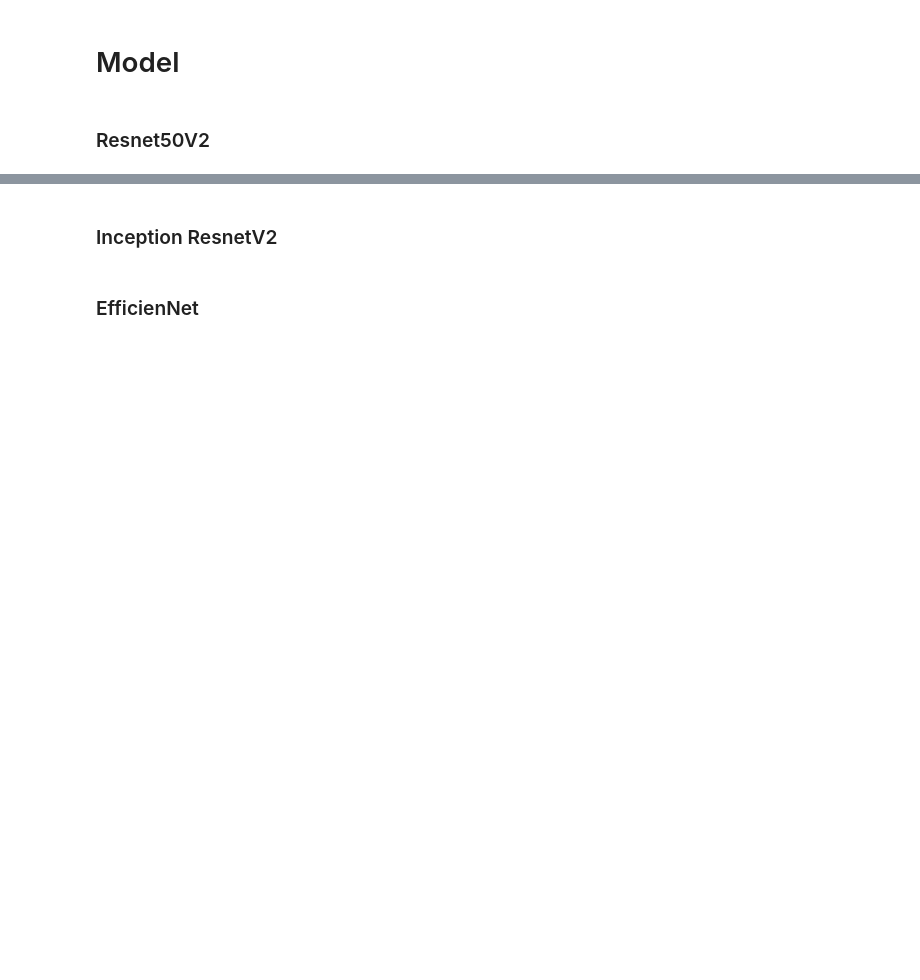
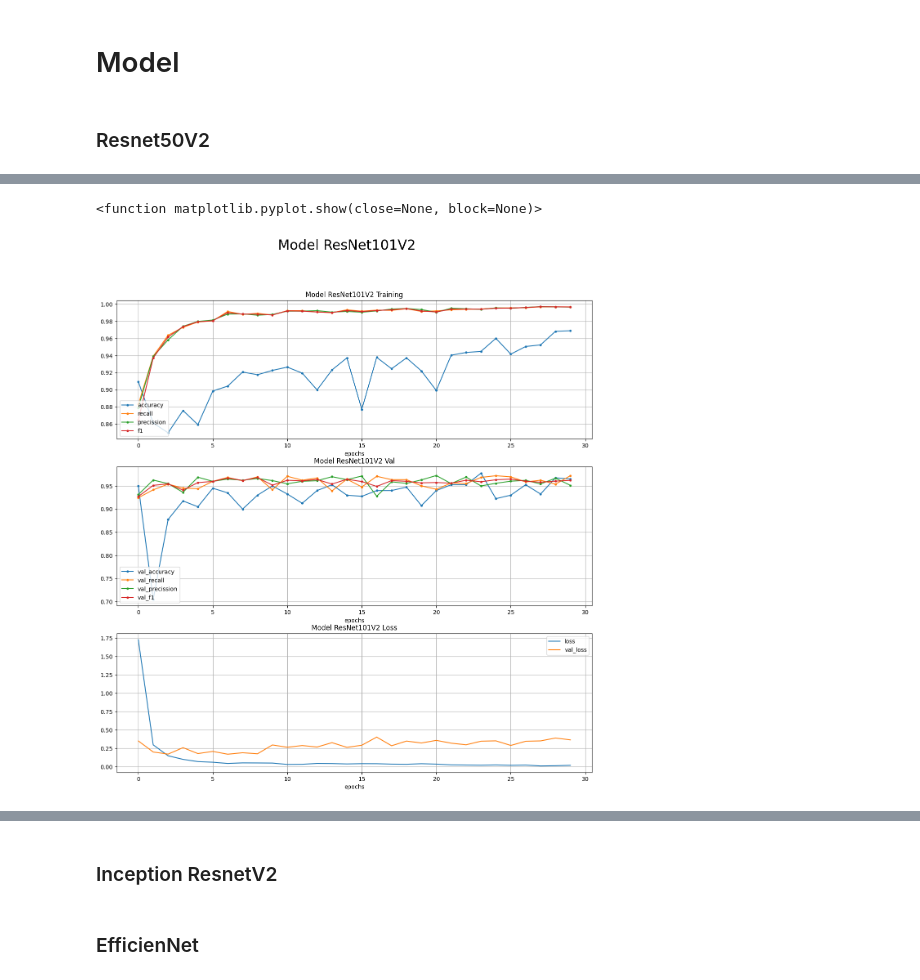
Before and after one commit to AcqmalFadhilla/Multilabel-Dataset-Tedong, a Jupyter notebook: multilabel.ipynb, the cells around one changed output, grey strips where cells are left out. Saved outputs shown, nothing was run; the diff lists cells and outputs as text; code cells hidden in the pictures; blank space fills up the shorter version.

```diff
--- a/multilabel.ipynb
+++ b/multilabel.ipynb
@@ -278,0 +499,5 @@ resnet101v2.summary()
+# %%
+plot_model(histori1, "Model ResNet101V2")
+# %% [output]
+<function matplotlib.pyplot.show(close=None, block=None)>
+[figure, added]
```
Also changed, not shown: parts of 41 cells of this notebook.
